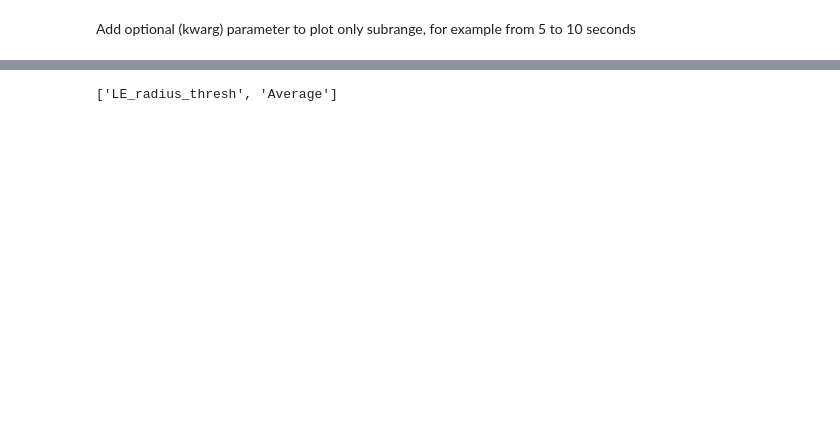
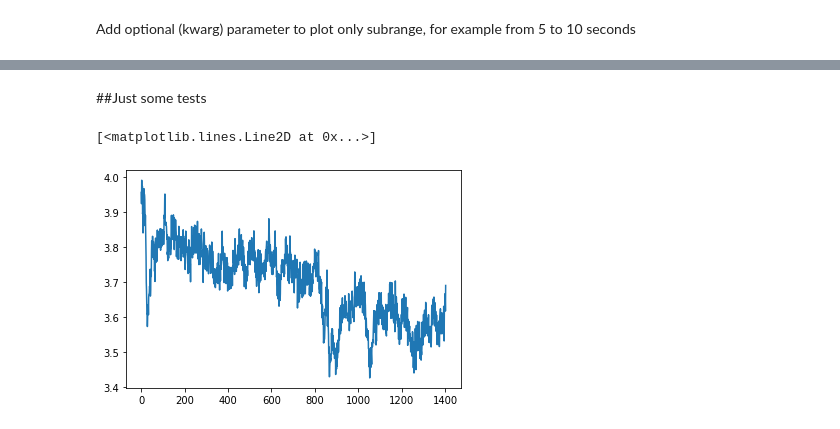
Before and after one commit to Maryush9/y2_2022, a Jupyter notebook: experiment_data_analysis.ipynb, the cells around one changed output, grey strips where cells are left out. Cells and saved outputs as stored; diff of their text form; code cells hidden in the pictures; blank space fills up the shorter version.

```diff
--- a/experiment_data_analysis.ipynb
+++ b/experiment_data_analysis.ipynb
@@ -288,9 +297,10 @@ for trial in data_dict:
-# %%
-ll = list(filters_dict.keys())
-# print(ll[0])
-columns = list(filters_dict[ll[0]].keys())
-# %% [output]
-['LE_radius_thresh', 'Average']
+# %% [markdown]
+##Just some tests
+# %%
+plt.plot(filters_dict['LED617_40']['Average'])
+# %% [output]
+[<matplotlib.lines.Line2D at 0x...>]
+[figure, added]
 # %%
 #@title Plotts all averages of filters of same LED on one plot
 col_list = ['Average']
```
Also changed, not shown: parts of 24 cells of this notebook.
